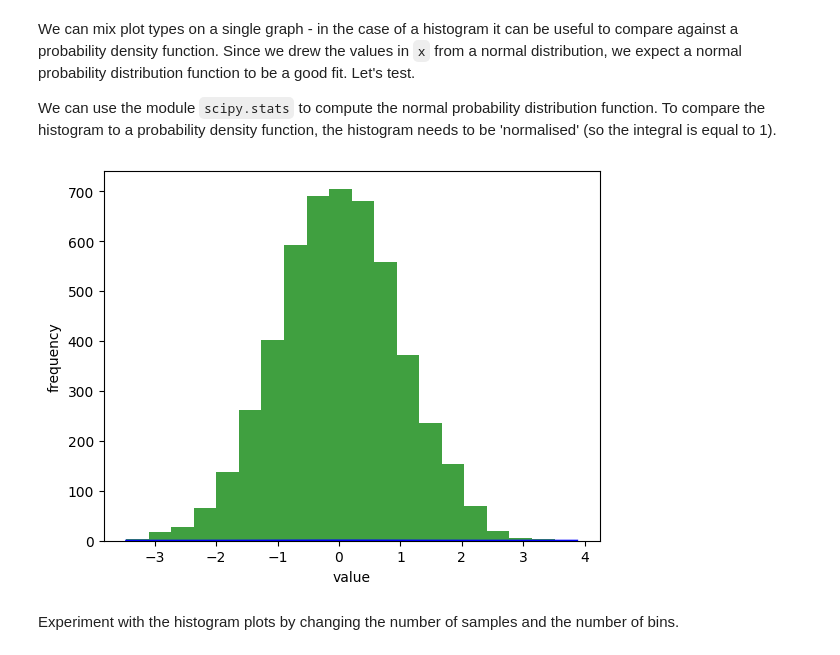
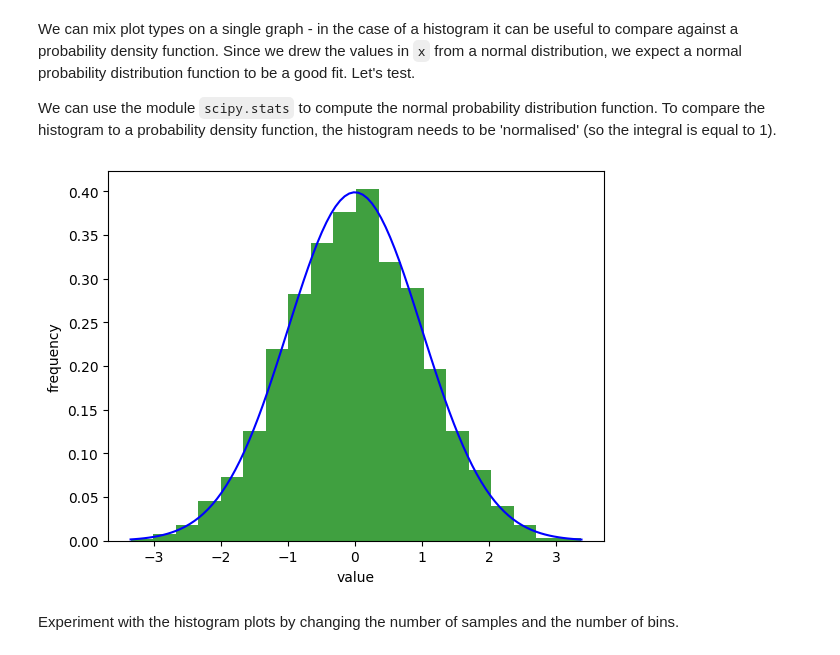
Before and after one commit to CambridgeEngineering/PartIA-Computing-Michaelmas, a Jupyter notebook: 08 Plotting.ipynb, the cells around one changed output. Saved outputs shown, nothing was run; the diff lists cells and outputs as text; code cells hidden in the pictures.

```diff
--- a/08 Plotting.ipynb
+++ b/08 Plotting.ipynb
@@ -289,29 +289,29 @@ a probability density function. Since we drew the values in `x` from a normal di
 We can use the module `scipy.stats` to compute the normal probability distribution function. To compare the histogram to a probability density function, the histogram needs to be 'normalised'
 (so the integral is equal to 1).
 # %%
-# Import norm from SciPy stats module to compute norm probability distribution function
+# Import norm from SciPy stats module to compute normal probability distribution function
 from scipy.stats import norm
 
-# Plot normed histogram of data
-n, bins, patches = plt.hist(x, 20, facecolor='green', alpha=0.75);
+# Plot normed histogram of data (density=1 normalises the data)
+n, bins, patches = plt.hist(x, 20, facecolor='green', alpha=0.75, density=1);
 
 # Create array of 100 equally spaces points, stating from the first value in the bins
 # through to the last values in the bins
 xf = np.linspace(bins[0], bins[-1], 100)
 
 # Evaluate normal probability density function (pdf) at each xf
 f = norm.pdf(xf)
 
 # # Create line plot of normal probability distribution function (blue line)
 plt.plot(xf, f, 'b')
 
 # # Add labels
 plt.xlabel('value')
 plt.ylabel('frequency')
 
 plt.show()
 # %% [output]
-[figure, old version]
+[figure, new version]
 # %% [markdown]
 Experiment with the histogram plots by changing the number of samples and the number of bins.
 # %% [markdown]
```
Also changed, not shown: parts of 5 cells of this notebook, 6 other files.
